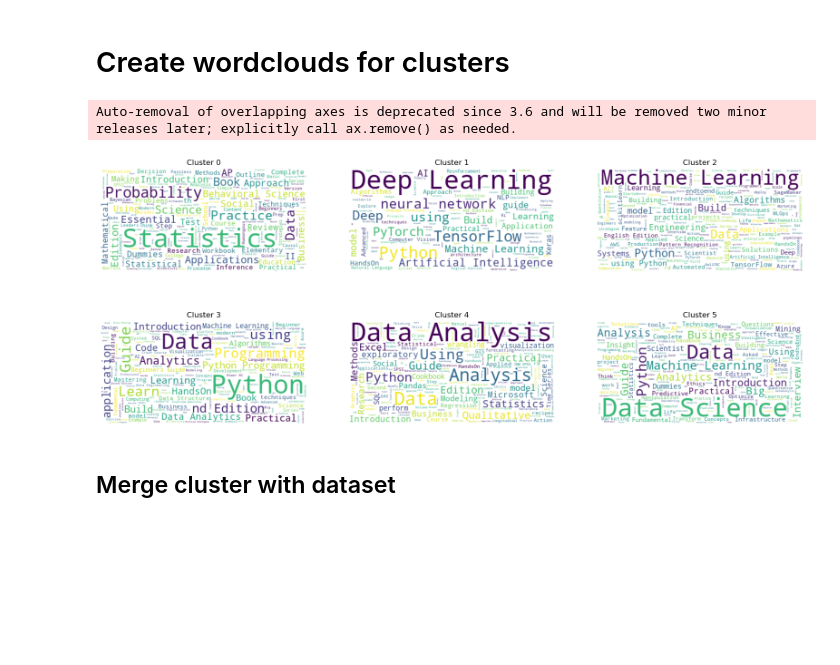
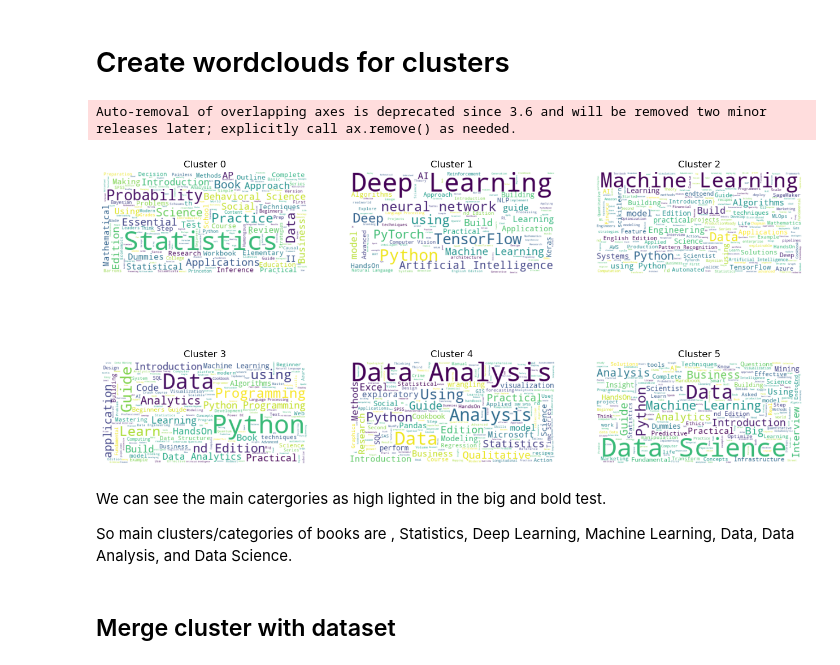
Before and after one commit to WaleedIdrees/python_code, a Jupyter notebook: clustering/cluster_dsbooks_and_kmeans_code.ipynb, the cells around one changed output. Cells and saved outputs as stored; diff of their text form; code cells hidden in the pictures; blank space fills up the shorter version.

```diff
--- a/clustering/cluster_dsbooks_and_kmeans_code.ipynb
+++ b/clustering/cluster_dsbooks_and_kmeans_code.ipynb
@@ -609,7 +535,7 @@ MLA_params = {
          'model__n_init': 10
                      }
 # %%
-grid_cluster= np.arange(2,20)
+grid_cluster= np.arange(2,10)
 inertia_score=[]
 for k in  grid_cluster:
         MLA_params['model__n_clusters']= k
@@ -620,7 +546,7 @@ for k in  grid_cluster:
 # %%
 from sklearn.metrics import silhouette_score
 
-grid_cluster= np.arange(2,20)
+grid_cluster= np.arange(2,10)
 sil_score=[]
 for k in  grid_cluster:
         MLA_params['model__n_clusters']= k
@@ -662,2 +577,2 @@ px.line (x=grid_cluster, y=inertia_score,  width=1600, height= 800).show("png")
 # %%
-best_k =9
+optimal_cluster = 6
@@ -702,3 +578,0 @@ best_k.sort_values("var_iner2", ascending=False)#.clusters.values[0]
-# %%
-optimal_cluster=  best_k.sort_values("var_iner2", ascending=False).clusters.values[0] -1
-optimal_cluster
@@ -768,22 +636,25 @@ int(
 # %%
 
 from wordcloud import WordCloud
 
-fig, ax = plt.subplots(figsize=(20, 8))
+fig, ax = plt.subplots(figsize=(16, 8))
 
 for k in range(optimal_cluster):
     text = book_cl[book_cl.cluster == k]['title'].str.cat(sep=' ')
     wordcloud = WordCloud(max_font_size=50, max_words= 300, background_color="white",
                           random_state=1905).generate(text)
-
     # Create subplot
     plt.subplot(int(round((optimal_cluster+1)/3, 0)), 3, k+1).set_title("Cluster " + str(k))
     plt.imshow(wordcloud, interpolation="bilinear")
     plt.axis("off")
-plt.savefig('wordcloud.png')
+plt.show()
 # %% [output]
 Auto-removal of overlapping axes is deprecated since 3.6 and will be removed two minor releases later; explicitly call ax.remove() as needed.
-[figure, old version]
+[figure, new version]
+# %% [markdown]
+We can see the main catergories as high lighted in the big and bold test.
+
+So main clusters/categories of books are , Statistics, Deep Learning, Machine Learning, Data, Data Analysis, and Data Science.
 # %% [markdown]
 ## Merge cluster with dataset
 # %%
```
Also changed, not shown: parts of 30 cells of this notebook, 1 other file.
